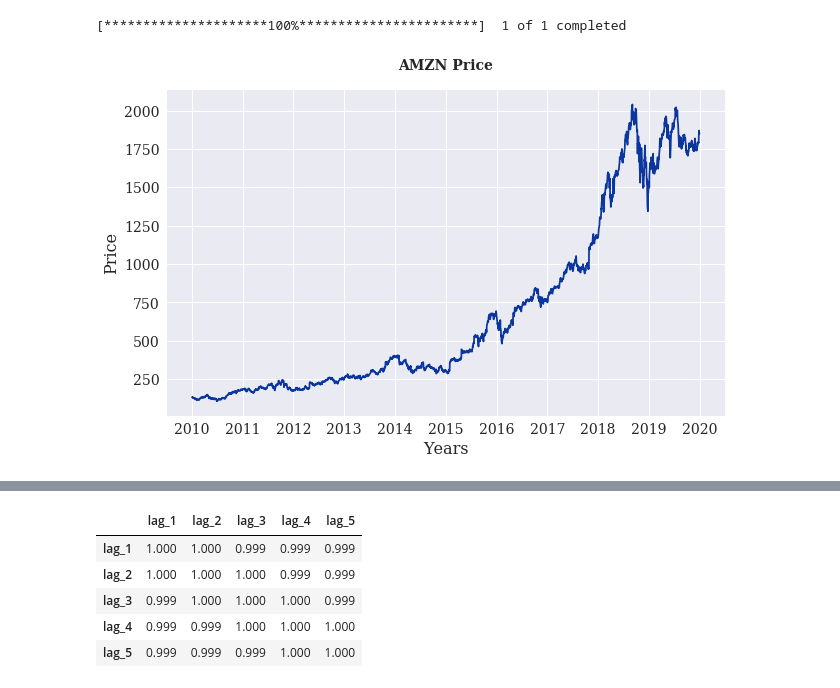
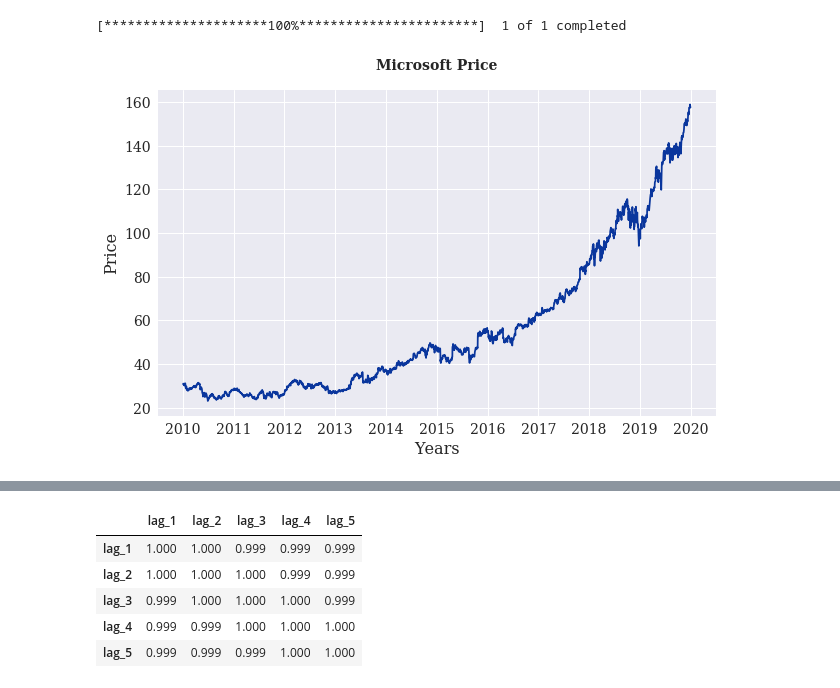
Before and after one commit to mateomarks/Algorithmic-Trading, a Jupyter notebook: 02 ML Based Strategies.ipynb, the cells around one changed output, grey strips where cells are left out. Cells and saved outputs as stored; diff of their text form; code cells hidden in the pictures.

```diff
--- a/02 ML Based Strategies.ipynb
+++ b/02 ML Based Strategies.ipynb
@@ -39,7 +39,7 @@ plt.rc('figure', titlesize=BIGGER_SIZE)  # fontsize of the figure title
 
 plt.rc('figure', figsize=(10,6))
 # %%
-symbol = ["AMZN"]
+symbol = ["MSFT"]
 rawdata = yf.download(symbol, start="2010-01-01", end="2019-12-31")
 rawdata = pd.DataFrame(rawdata['Close'])
 rawdata.columns = ['price']
@@ -47,13 +47,13 @@ rawdata.columns = ['price']
 [*********************100%***********************]  1 of 1 completed
 # %%
 plt.figure()
-plt.title('AMZN Price',fontweight="bold", pad=20)
+plt.title('Microsoft Price',fontweight="bold", pad=20)
 plt.xlabel('Years')
 plt.ylabel('Price')
 plt.plot(rawdata, color='#0A369D');
 # plt.savefig('price.png', facecolor='None')
 # %% [output]
-[figure, old version]
+[figure, new version]
 # %%
 LR = rawdata.copy()
 LR['indx'] = np.arange(len(LR))
```
Also changed, not shown: parts of 29 cells of this notebook.
